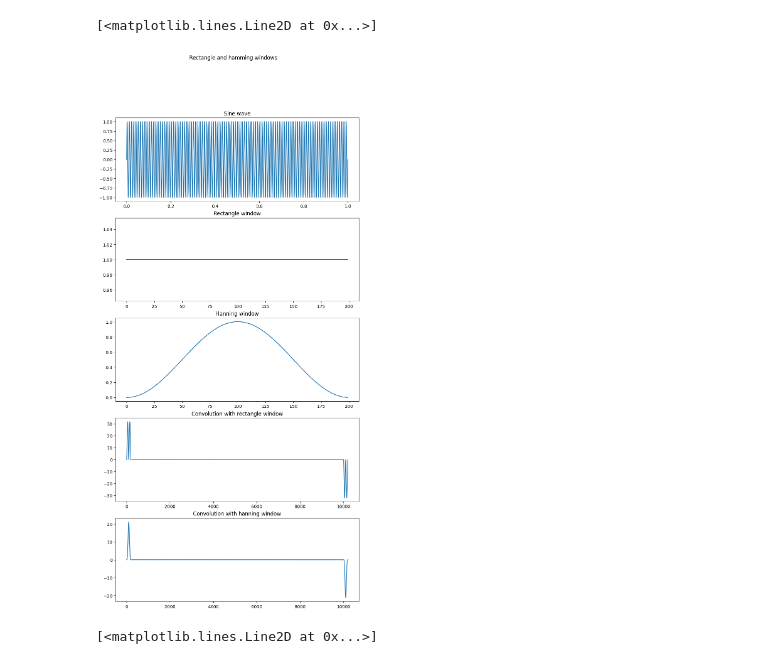
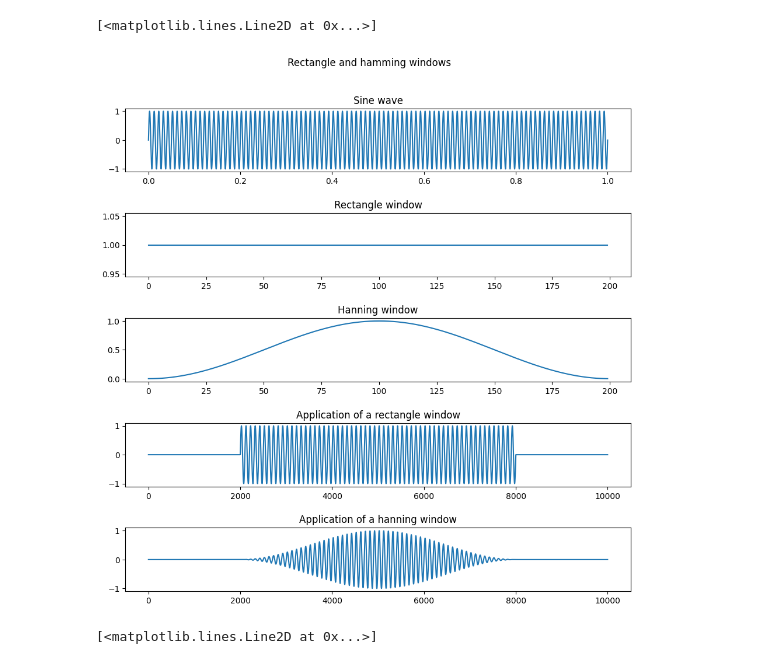
Before and after one commit to visanalexandru/SignalProcessing, a Jupyter notebook: Lab6/lab6.ipynb, the cells around one changed output. Cells and saved outputs as stored; diff of their text form; code cells hidden in the pictures.

Commit message:
Fix window code in lab6

```diff
--- a/Lab6/lab6.ipynb
+++ b/Lab6/lab6.ipynb
@@ -54,33 +54,37 @@ p * q =  1.0 + 5.0x^1 + 9.0x^2 + 17.0x^3 + 26.0x^4 + 35.0x^5 + 37.0x^6 + 30.0x^7
 # %%
 # Using hamming and rectangle windows over a sine signal.
 
 def get_rectangle(n):
     return np.ones(n)
 
 def get_hanning(n):
     values = 2*np.pi *  np.arange(0, n, 1) / n
     return 0.5 * (1- np.cos(values))
 
-fig, axs = plt.subplots(5, figsize=(10,20))
+fig, axs = plt.subplots(5, figsize=(10,10))
 fig.suptitle("Rectangle and hamming windows")
+fig.tight_layout(pad=3)
 
 f = 100
 sine_wave = lambda t: np.sin(2 * np.pi * t * 100)
 time = np.linspace(0, 1,  10000)
+
+rect_window = np.concatenate((np.zeros(2000), get_rectangle(6000), np.zeros(2000)), axis=0)
+hann_window = np.concatenate((np.zeros(2000), get_hanning(6000), np.zeros(2000)), axis=0)
 
 axs[0].set_title("Sine wave")
 axs[0].plot(time, sine_wave(time))
 axs[1].set_title("Rectangle window")
 axs[1].plot(get_rectangle(200))
 axs[2].set_title("Hanning window")
 axs[2].plot(get_hanning(200))
-axs[3].set_title("Convolution with rectangle window")
-axs[3].plot(np.convolve(sine_wave(time), get_rectangle(200)))
-axs[4].set_title("Convolution with hanning window")
-axs[4].plot(np.convolve(sine_wave(time), get_hanning(200)))
+axs[3].set_title("Application of a rectangle window")
+axs[3].plot(np.multiply(sine_wave(time), rect_window))
+axs[4].set_title("Application of a hanning window")
+axs[4].plot(np.multiply(sine_wave(time), hann_window))
 # %% [output]
 [<matplotlib.lines.Line2D at 0x...>]
-[figure, old version]
+[figure, new version]
 # %%
 # Sampling three days worth of data.
 fig, axs = plt.subplots(1)
```
Also changed, not shown: parts of 3 cells of this notebook.
